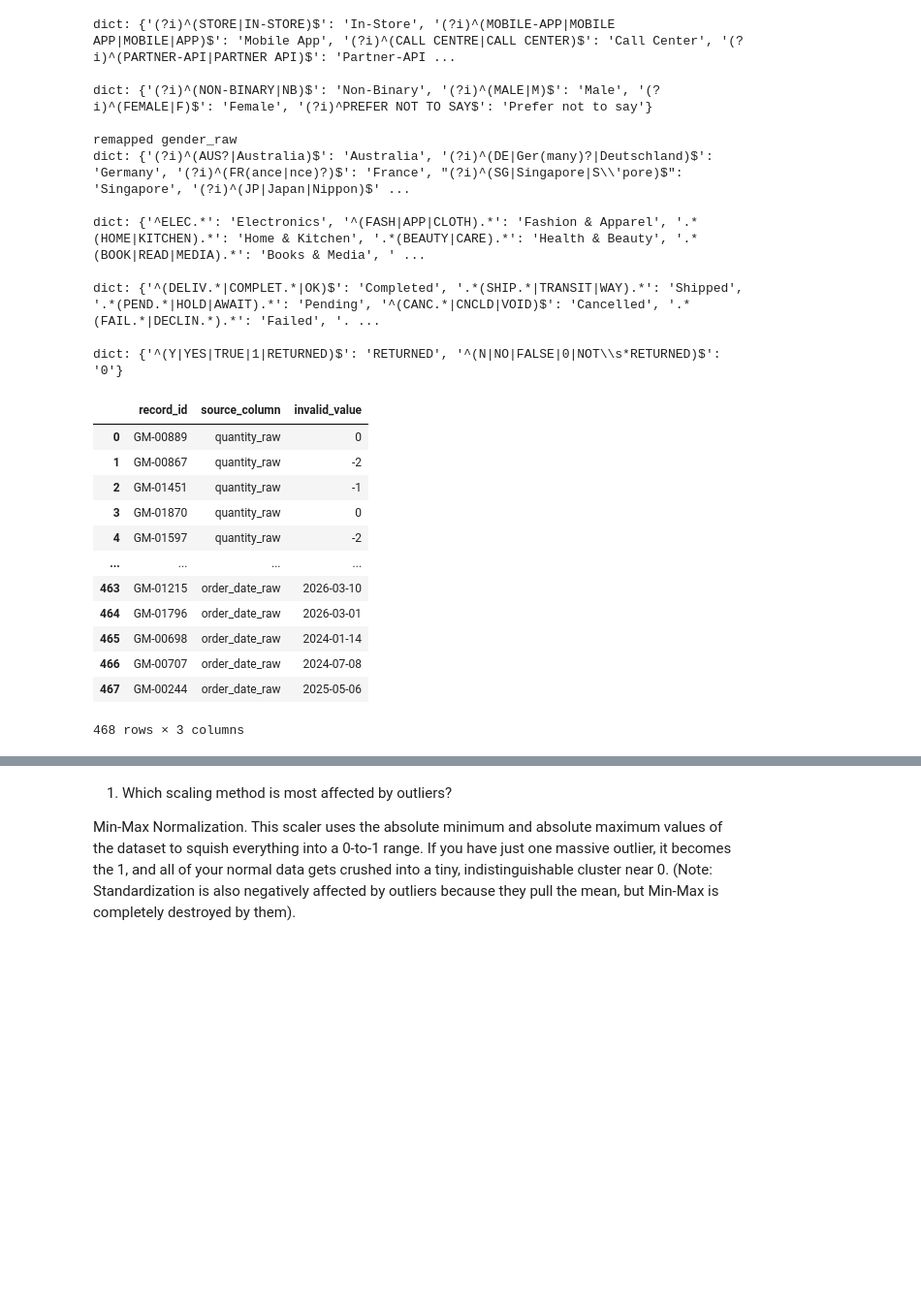
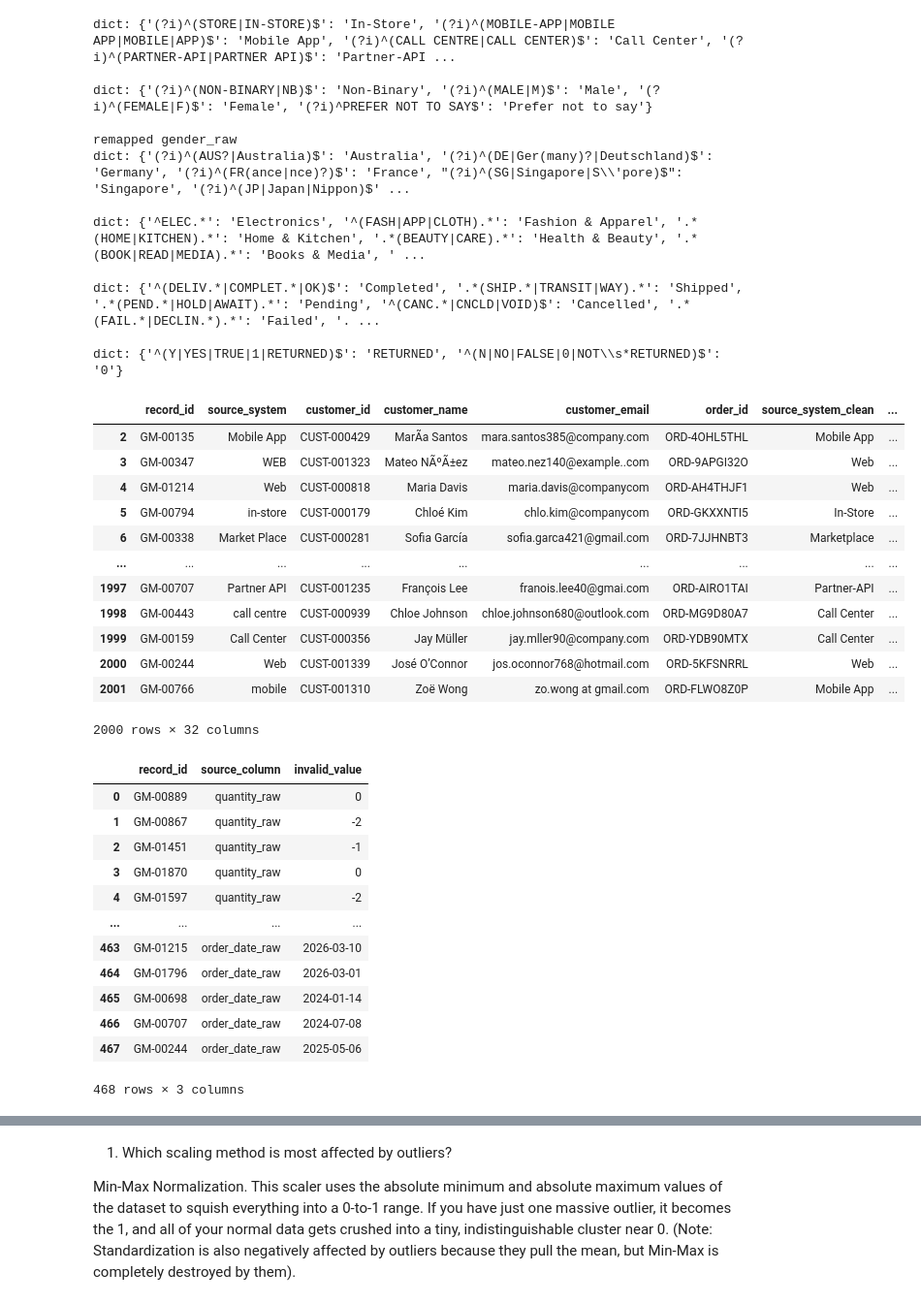
Before and after one commit to hiyossu/Data-Preprocessing, a Jupyter notebook: Main/Preproccessing.ipynb, the cells around one changed output, grey strips where cells are left out. Shown at 97% size. Saved outputs shown, nothing was run; the diff lists cells and outputs as text; code cells hidden in the pictures; blank space fills up the shorter version.

```diff
--- a/Main/Preproccessing.ipynb
+++ b/Main/Preproccessing.ipynb
@@ -2,11 +2,23 @@
 import pandas as pd
 import matplotlib.pyplot as plt
 import numpy as np
+import nbformat
+
+
 from ftfy import fix_text
 from sklearn.preprocessing import StandardScaler, MinMaxScaler, RobustScaler
 
 CSV_PATH = "/Users/urielle.zach/Data-Preprocessing/CSVs" ## MAKE SURE TO CHANGE THIS BEFORE RUNNING
 PLOTS_PATH = "/Users/urielle.zach/Data-Preprocessing/Plots" ## MAKE SURE TO CHANGE THIS BEFORE RUNNING
+
+
+## nbformatting for github (please ignore)
+notebook_path = "Preproccessing.ipynb"
+with open(notebook_path, 'r', encoding='utf-8') as f:
+    nb = nbformat.read(f, as_version=4)
+
+with open(notebook_path, 'w', encoding='utf-8') as f:
+    nbformat.write(nb, f)
 
 df = pd.read_csv(
     r'/Users/urielle.zach/Data-Preprocessing/CSVs/globalmart_dirty_orders_2000.csv', ## MAKE SURE TO CHANGE THIS BEFORE RUNNING
@@ -457,34 +475,48 @@ def errorLog(df):
 # %%
 ## DEBUG WINDOW
-clean(df)
-flag(df)
-errorLog(df)
+df = clean(df)
+
+display(df)
+display(error_report)
 # %% [output]
 dict: {'(?i)^(STORE|IN-STORE)$': 'In-Store', '(?i)^(MOBILE-APP|MOBILE APP|MOBILE|APP)$': 'Mobile App', '(?i)^(CALL CENTRE|CALL CENTER)$': 'Call Center', '(?i)^(PARTNER-API|PARTNER API)$': 'Partner-API ...
 
 dict: {'(?i)^(NON-BINARY|NB)$': 'Non-Binary', '(?i)^(MALE|M)$': 'Male', '(?i)^(FEMALE|F)$': 'Female', '(?i)^PREFER NOT TO SAY$': 'Prefer not to say'}
 
 remapped gender_raw
 dict: {'(?i)^(AUS?|Australia)$': 'Australia', '(?i)^(DE|Ger(many)?|Deutschland)$': 'Germany', '(?i)^(FR(ance|nce)?)$': 'France', "(?i)^(SG|Singapore|S\\'pore)$": 'Singapore', '(?i)^(JP|Japan|Nippon)$' ...
 
 dict: {'^ELEC.*': 'Electronics', '^(FASH|APP|CLOTH).*': 'Fashion & Apparel', '.*(HOME|KITCHEN).*': 'Home & Kitchen', '.*(BEAUTY|CARE).*': 'Health & Beauty', '.*(BOOK|READ|MEDIA).*': 'Books & Media', ' ...
 
 dict: {'^(DELIV.*|COMPLET.*|OK)$': 'Completed', '.*(SHIP.*|TRANSIT|WAY).*': 'Shipped', '.*(PEND.*|HOLD|AWAIT).*': 'Pending', '^(CANC.*|CNCLD|VOID)$': 'Cancelled', '.*(FAIL.*|DECLIN.*).*': 'Failed', '. ...
 
 dict: {'^(Y|YES|TRUE|1|RETURNED)$': 'RETURNED', '^(N|NO|FALSE|0|NOT\\s*RETURNED)$': '0'}
-|  | record_id | source_column | invalid_value |
-| 0 | GM-00889 | quantity_raw | 0 |
-| 1 | GM-00867 | quantity_raw | -2 |
-| 2 | GM-01451 | quantity_raw | -1 |
-| 3 | GM-01870 | quantity_raw | 0 |
-| 4 | GM-01597 | quantity_raw | -2 |
-| ... | ... | ... | ... |
-| 463 | GM-01215 | order_date_raw | 2026-03-10 |
-| 464 | GM-01796 | order_date_raw | 2026-03-01 |
-| 465 | GM-00698 | order_date_raw | 2024-01-14 |
-| 466 | GM-00707 | order_date_raw | 2024-07-08 |
-| 467 | GM-00244 | order_date_raw | 2025-05-06 |
+|  | record_id | source_system | customer_id | customer_name | customer_email | order_id | source_system_clean | ... |
+| 2 | GM-00135 | Mobile App | CUST-000429 | MarÃ­a Santos | mara.santos385@company.com | ORD-4OHL5THL | Mobile App | ... |
+| 3 | GM-00347 | WEB | CUST-001323 | Mateo NÃºÃ±ez | mateo.nez140@example..com | ORD-9APGI32O | Web | ... |
+| 4 | GM-01214 | Web | CUST-000818 | Maria Davis | maria.davis@companycom | ORD-AH4THJF1 | Web | ... |
+| 5 | GM-00794 | in-store | CUST-000179 | Chloé Kim | chlo.kim@companycom | ORD-GKXXNTI5 | In-Store | ... |
+| 6 | GM-00338 | Market Place | CUST-000281 | Sofia García | sofia.garca421@gmail.com | ORD-7JJHNBT3 | Marketplace | ... |
+| ... | ... | ... | ... | ... | ... | ... | ... | ... |
+| 1997 | GM-00707 | Partner API | CUST-001235 | François Lee | franois.lee40@gmai.com | ORD-AIRO1TAI | Partner-API | ... |
+| 1998 | GM-00443 | call centre | CUST-000939 | Chloe Johnson | chloe.johnson680@outlook.com | ORD-MG9D80A7 | Call Center | ... |
+| 1999 | GM-00159 | Call Center | CUST-000356 | Jay Müller | jay.mller90@company.com | ORD-YDB90MTX | Call Center | ... |
+| 2000 | GM-00244 | Web | CUST-001339 | José O’Connor | jos.oconnor768@hotmail.com | ORD-5KFSNRRL | Web | ... |
+| 2001 | GM-00766 | mobile | CUST-001310 | Zoë Wong | zo.wong at gmail.com | ORD-FLWO8Z0P | Mobile App | ... |
-468 rows × 3 columns
+2000 rows × 32 columns
+|  | record_id | source_column | invalid_value |
+| 0 | GM-00889 | quantity_raw | 0 |
+| 1 | GM-00867 | quantity_raw | -2 |
+| 2 | GM-01451 | quantity_raw | -1 |
+| 3 | GM-01870 | quantity_raw | 0 |
+| 4 | GM-01597 | quantity_raw | -2 |
+| ... | ... | ... | ... |
+| 463 | GM-01215 | order_date_raw | 2026-03-10 |
+| 464 | GM-01796 | order_date_raw | 2026-03-01 |
+| 465 | GM-00698 | order_date_raw | 2024-01-14 |
+| 466 | GM-00707 | order_date_raw | 2024-07-08 |
+| 467 | GM-00244 | order_date_raw | 2025-05-06 |
+468 rows × 3 columns
 # %%
 ## CHECK
 
```
Also changed, not shown: parts of 11 cells of this notebook, 8 other files.
